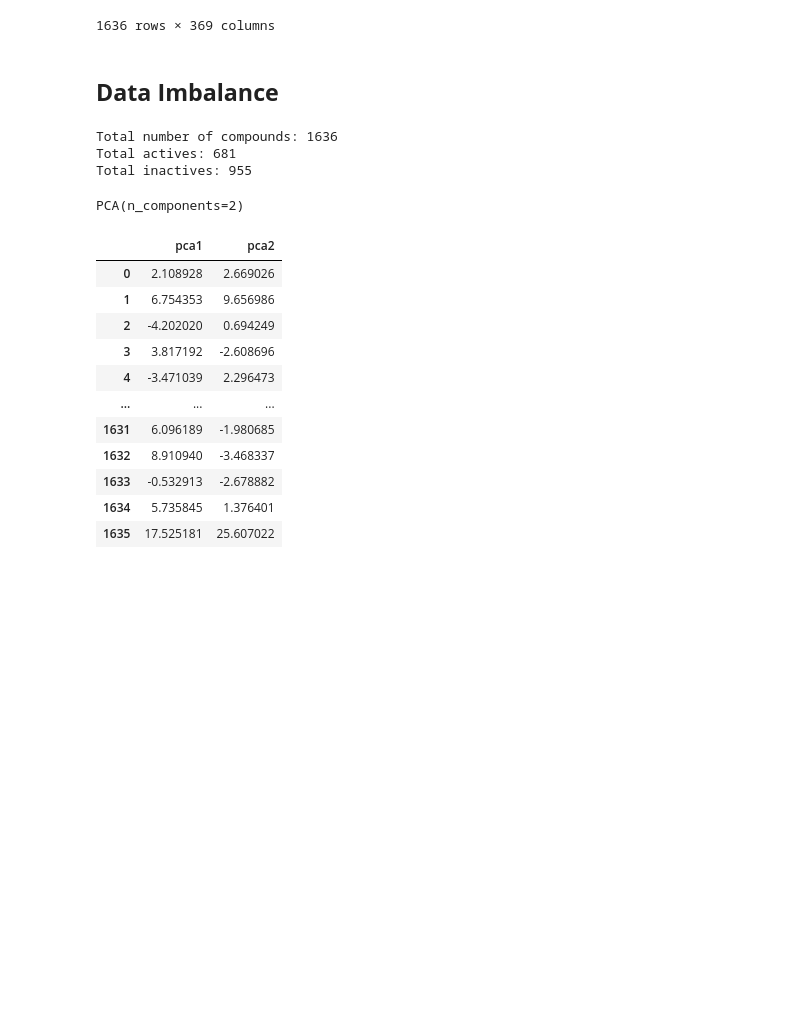
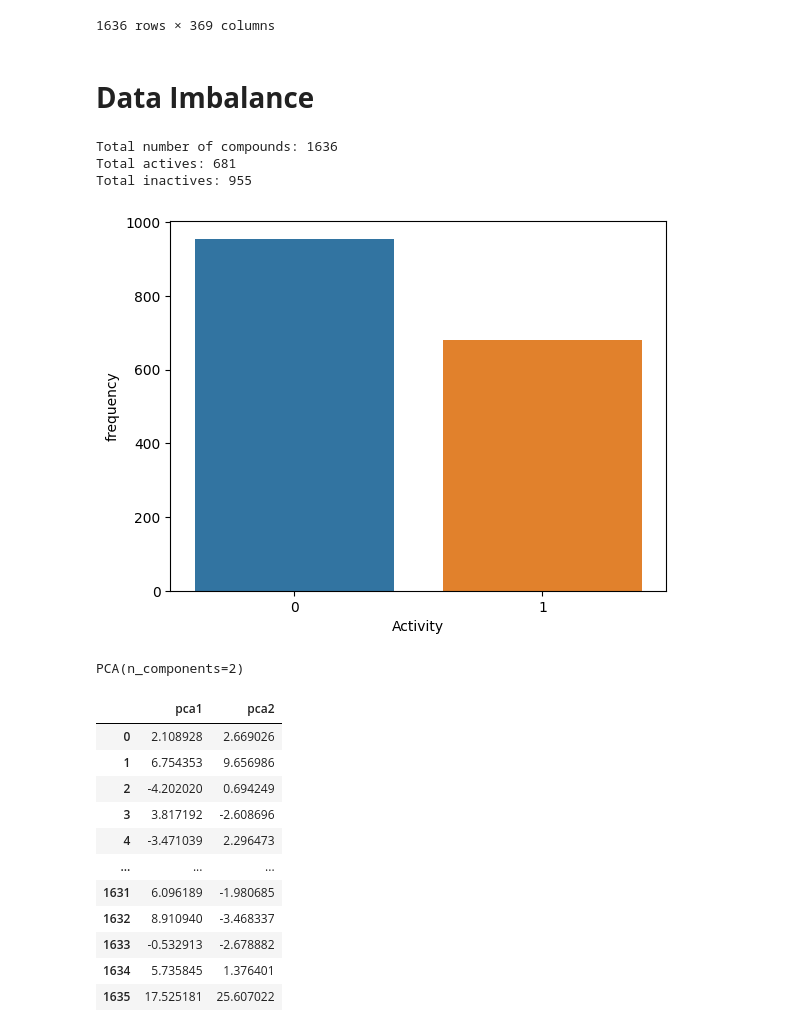
Before and after one commit to EugeneLamptey/VP16, a Jupyter notebook: feature_engineering_with_mordred.ipynb, the cells around one changed output. Saved outputs shown, nothing was run; the diff lists cells and outputs as text; code cells hidden in the pictures; blank space fills up the shorter version.

```diff
--- a/feature_engineering_with_mordred.ipynb
+++ b/feature_engineering_with_mordred.ipynb
@@ -665,13 +665,31 @@ X_train
 | 1635 | 5.536905 | 3.372066 | 3.212103 | 0.000000 | 0.000000 | -2.210471e-15 | 0.000000 | 0.269761 | 5.000547 | 4.709430 | ... |
 1636 rows × 369 columns
 # %% [markdown]
-## **Data Imbalance**
+# **Data Imbalance**
 # %%
 print(f"Total number of compounds: {y_train.count()} \nTotal actives: {y_train[y_train == 1].count()} \nTotal inactives: {y_train[y_train == 0].count()}")
 # %% [output]
 Total number of compounds: 1636
 Total actives: 681
 Total inactives: 955
+# %%
+import seaborn as sns
+import matplotlib.pyplot as plt
+
+
+inactive_count = y_train[y_train == 0].count()
+active_count = y_train[y_train ==1].count()
+
+data_freq = pd.DataFrame({
+    "Activity" : [1,0],
+    "frequency": [active_count,inactive_count]
+})
+
+
+sns.barplot(data = data_freq, x = "Activity", y = "frequency")
+plt.show()
+# %% [output]
+[figure, added]
 # %%
 from sklearn.decomposition import PCA
 
```
Also changed, not shown: parts of 13 cells of this notebook.
